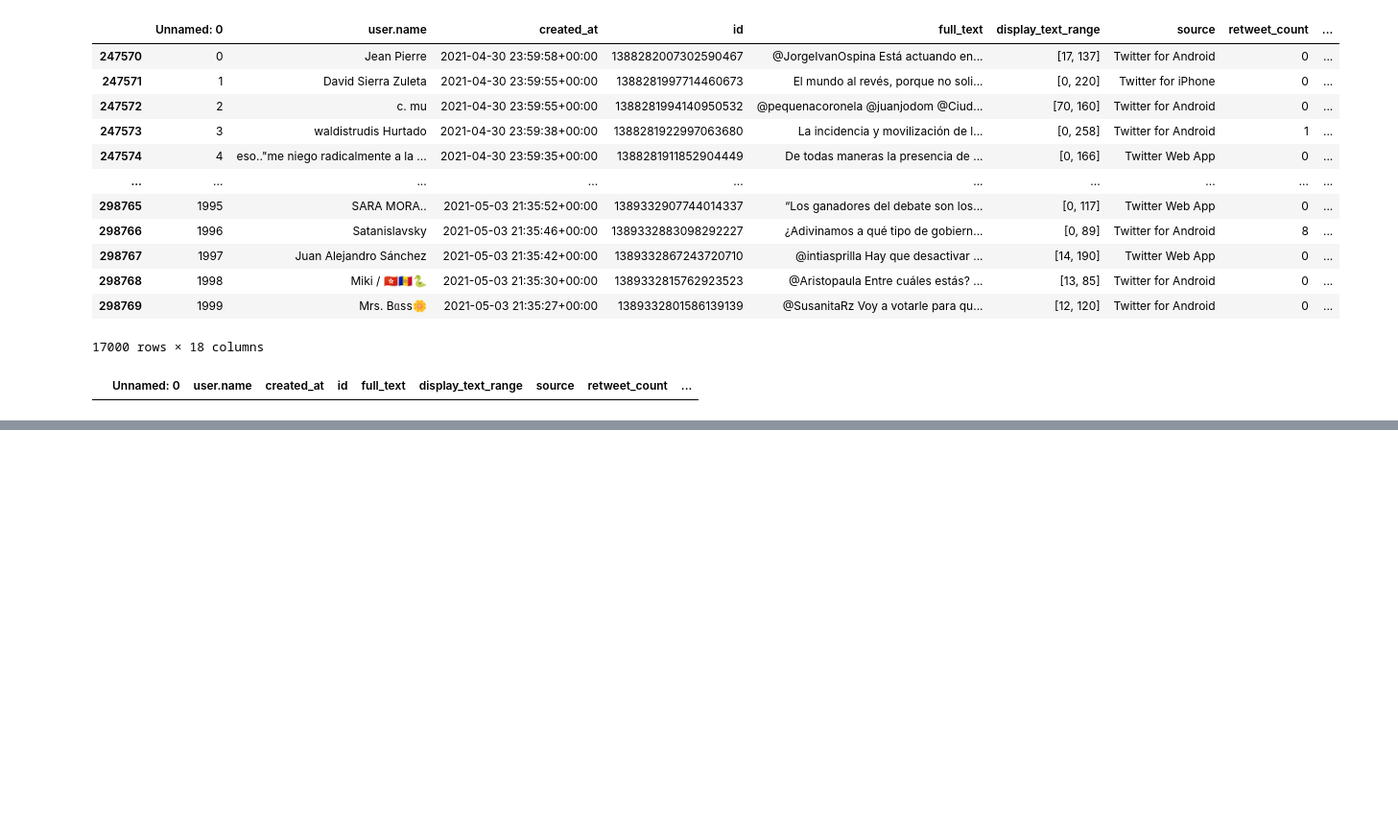
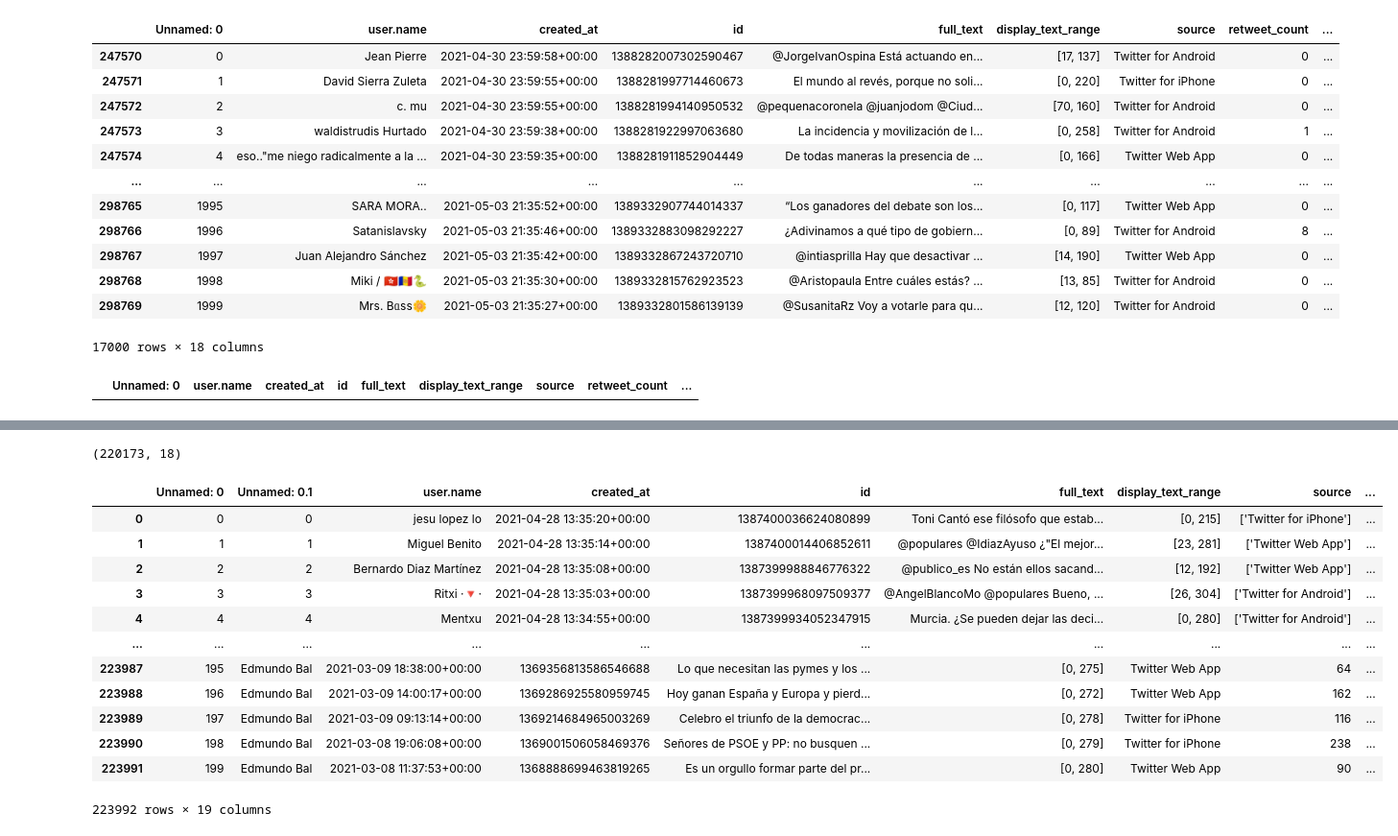
Before and after one commit to ssarahreyes/political_spanish_sentiment, a Jupyter notebook: notebooks/editing_final_database.ipynb, the cells around one changed output, grey strips where cells are left out. Shown at 96% size. Drawn from its saved outputs; the diff is of its cells as text; code cells hidden in the pictures; blank space fills up the shorter version.

```diff
--- a/notebooks/editing_final_database.ipynb
+++ b/notebooks/editing_final_database.ipynb
@@ -240,0 +385,22 @@ db_no_duplicates.to_csv('../data/data_bases/political_spanish_sentiment_final_dd
+# %%
+db_uptadted.shape
+# %% [output]
+(220173, 18)
+# %%
+db_tweets = pd.read_csv('../data/data_bases/political_spanish_sentiment_ddbb.csv')
+# %%
+db_tweets
+# %% [output]
+|  | Unnamed: 0 | Unnamed: 0.1 | user.name | created_at | id | full_text | display_text_range | source | ... |
+| 0 | 0 | 0 | jesu lopez lo | 2021-04-28 13:35:20+00:00 | 1387400036624080899 | Toni Cantó ese filósofo que estab... | [0, 215] | ['Twitter for iPhone'] | ... |
+| 1 | 1 | 1 | Miguel Benito | 2021-04-28 13:35:14+00:00 | 1387400014406852611 | @populares @IdiazAyuso ¿"El mejor... | [23, 281] | ['Twitter Web App'] | ... |
+| 2 | 2 | 2 | Bernardo Diaz Martínez | 2021-04-28 13:35:08+00:00 | 1387399988846776322 | @publico_es No están ellos sacand... | [12, 192] | ['Twitter Web App'] | ... |
+| 3 | 3 | 3 | Ritxi ·🔻· | 2021-04-28 13:35:03+00:00 | 1387399968097509377 | @AngelBlancoMo @populares Bueno, ... | [26, 304] | ['Twitter for Android'] | ... |
+| 4 | 4 | 4 | Mentxu | 2021-04-28 13:34:55+00:00 | 1387399934052347915 | Murcia. ¿Se pueden dejar las deci... | [0, 280] | ['Twitter for Android'] | ... |
+| ... | ... | ... | ... | ... | ... | ... | ... | ... | ... |
+| 223987 | 195 | Edmundo Bal | 2021-03-09 18:38:00+00:00 | 1369356813586546688 | Lo que necesitan las pymes y los ... | [0, 275] | Twitter Web App | 64 | ... |
+| 223988 | 196 | Edmundo Bal | 2021-03-09 14:00:17+00:00 | 1369286925580959745 | Hoy ganan España y Europa y pierd... | [0, 272] | Twitter Web App | 162 | ... |
+| 223989 | 197 | Edmundo Bal | 2021-03-09 09:13:14+00:00 | 1369214684965003269 | Celebro el triunfo de la democrac... | [0, 278] | Twitter for iPhone | 116 | ... |
+| 223990 | 198 | Edmundo Bal | 2021-03-08 19:06:08+00:00 | 1369001506058469376 | Señores de PSOE y PP: no busquen ... | [0, 279] | Twitter for iPhone | 238 | ... |
+| 223991 | 199 | Edmundo Bal | 2021-03-08 11:37:53+00:00 | 1368888699463819265 | Es un orgullo formar parte del pr... | [0, 280] | Twitter Web App | 90 | ... |
+223992 rows × 19 columns
```
Also changed, not shown: parts of 23 cells of this notebook, 4 other files.
